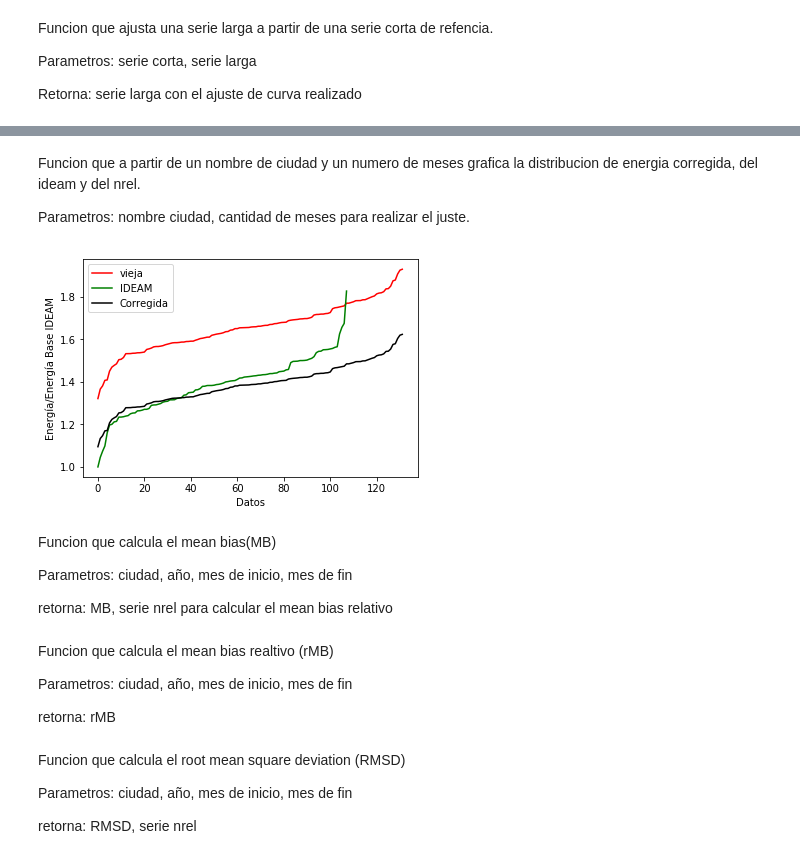
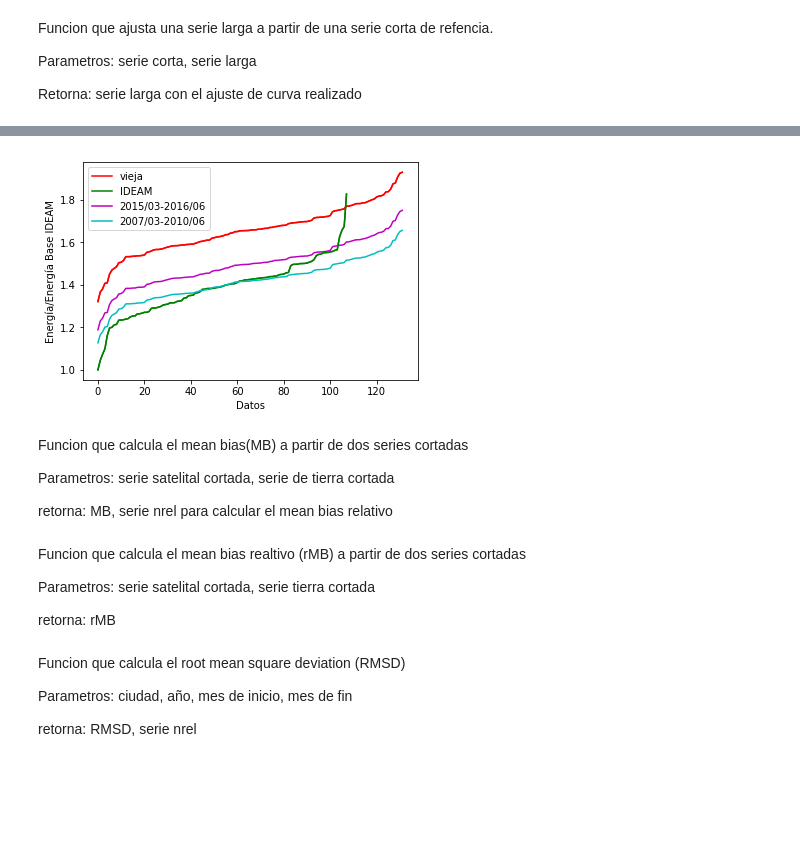
Before and after one commit to CamiloCastillo10/Herramientas-Computacionales-IMEC3602, a Jupyter notebook: Taller 1/Taller1.ipynb, the cells around one changed output, grey strips where cells are left out. Saved outputs shown, nothing was run; the diff lists cells and outputs as text; code cells hidden in the pictures; blank space fills up the shorter version.

Commit message:
Se actualizaron las funcionesy se agregaron las funciones de error

```diff
--- a/Taller 1/Taller1.ipynb
+++ b/Taller 1/Taller1.ipynb
@@ -181,4 +192,5 @@ def mcp(seCorta, seLarga, seLargaCort):
     mu_y, desv_y=prom_desv(seCorta)
     mu_x, desv_x=prom_desv(seLargaCort)
     y=(mu_y-(desv_y/desv_x)*mu_x)+(desv_y/desv_x)*seLarga
+    y=y.clip(lower=0)
     return y
@@ -187,10 +219,11 @@ Ejemplo del ajuste con la ciudad de Valledupar utilizando los tres primeros mese
 # %%
-ideam,nrel=darSeries('Valledupar')
-corta=ideam['IDEAM']
-cCorregida=mcp(corta[:2160],nrel['NREL'])
-datosIdeam=promDiaMen(ideam)
-graficarDistribucionDeEnergia(nrel,'vieja','-r',datosIdeam)
-graficarDistribucionDeEnergia(ideam,'Corregida','-g',datosIdeam)
-nuevaSerie=nrel
-nuevaSerie['NREL']=cCorregida
-graficarDistribucionDeEnergia(nuevaSerie,'Corregida','-k',datosIdeam)
+def graficarPrediccion(ciudad, añoInicio, añoFin, mesesInicio, mesesFin, nombreSerie,color):
+    ideam, nrel=darSeries(ciudad)
+    ideamCortada=cortar(ideam,añoInicio,añoFin,mesesInicio,mesesFin)['IDEAM']
+    cCorregida=mcp(ideamCortada,nrel['NREL'],cortar(nrel,añoInicio,añoFin,mesesInicio,mesesFin)['NREL'])
+    datosIdeam=promDiaMen(ideam)
+    graficarDistribucionDeEnergia(nrel,'vieja','-r',datosIdeam)
+    graficarDistribucionDeEnergia(ideam,'IDEAM','-g',datosIdeam)
+    nuevaSerie=nrel
+    nuevaSerie['NREL']=cCorregida
+    graficarDistribucionDeEnergia(nuevaSerie,nombreSerie,color,datosIdeam)
@@ -199,26 +230,14 @@ graficarDistribucionDeEnergia(nuevaSerie,'Corregida','-k',datosIdeam)
-# %% [markdown]
-Funcion que a partir de un nombre de ciudad y un numero de meses grafica la distribucion de energia corregida, del ideam y del nrel.
-
-Parametros: nombre ciudad, cantidad de meses para realizar el juste.
-# %%
-def graficarPrediccion(ciudad, año,mesesInicio, mesesFin):
-    ideam, nrel=darSeries(ciudad)
-    ideamCortada=cort(ideam,año,mesesInicio,mesesFin)['IDEAM']
-    cCorregida=mcp(ideamCortada,nrel['NREL'],cort(nrel,año,mesesInicio,mesesFin)['NREL'])
-    datosIdeam=promDiaMen(ideam)
-    graficarDistribucionDeEnergia(nrel,'vieja','-r',datosIdeam)
-    graficarDistribucionDeEnergia(ideam,'IDEAM','-g',datosIdeam)
-    nuevaSerie=nrel
-    nuevaSerie['NREL']=cCorregida
-    graficarDistribucionDeEnergia(nuevaSerie,'Corregida','-k',datosIdeam)
-# %%
-graficarPrediccion('Cali',2007,3,6)
-# %% [output]
-[figure, removed]
+# %%
+figure(1)
+graficarPrediccion('Cali',2015,2016,3,6,'2015/03-2016/06','-m')
+
+graficarPrediccion('Cali',2007,2010,3,6,'2007/03-2010/06', '-c')
+# %% [output]
+[figure, added]
 # %% [markdown]
-Funcion que calcula el mean bias(MB)
+Funcion que calcula el mean bias(MB) a partir de dos series cortadas
 
-Parametros: ciudad, año, mes de inicio, mes de fin
+Parametros: serie satelital cortada, serie de tierra cortada
 
 retorna: MB, serie nrel para calcular el mean bias relativo
 # %%
@@ -233,7 +250,7 @@ def MB(ciudad, año, mesesInicio, mesesFin):
 # %% [markdown]
-Funcion que calcula el mean bias realtivo (rMB)
+Funcion que calcula el mean bias realtivo (rMB) a partir de dos series cortadas
 
-Parametros: ciudad, año, mes de inicio, mes de fin
+Parametros: serie satelital cortada, serie tierra cortada
 
 retorna: rMB
 # %%
```
Also changed, not shown: parts of 24 cells of this notebook.
